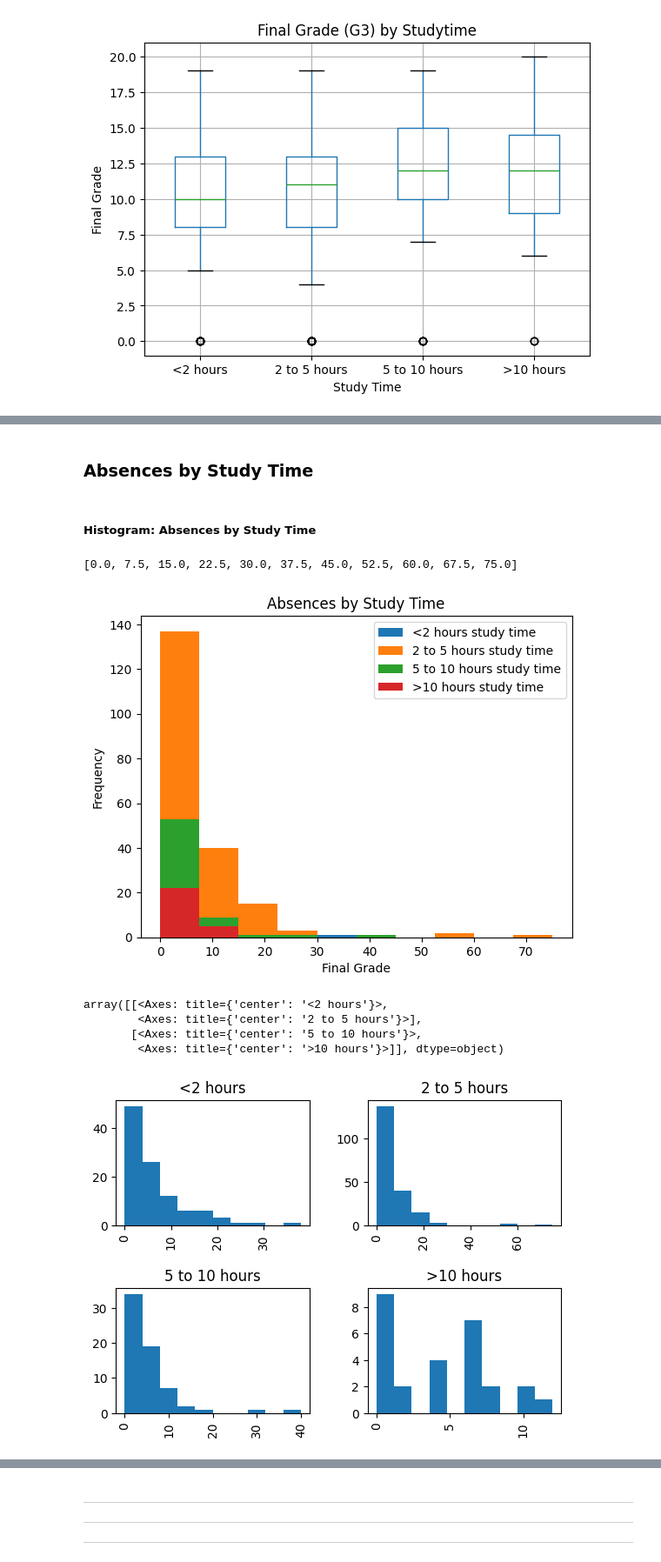
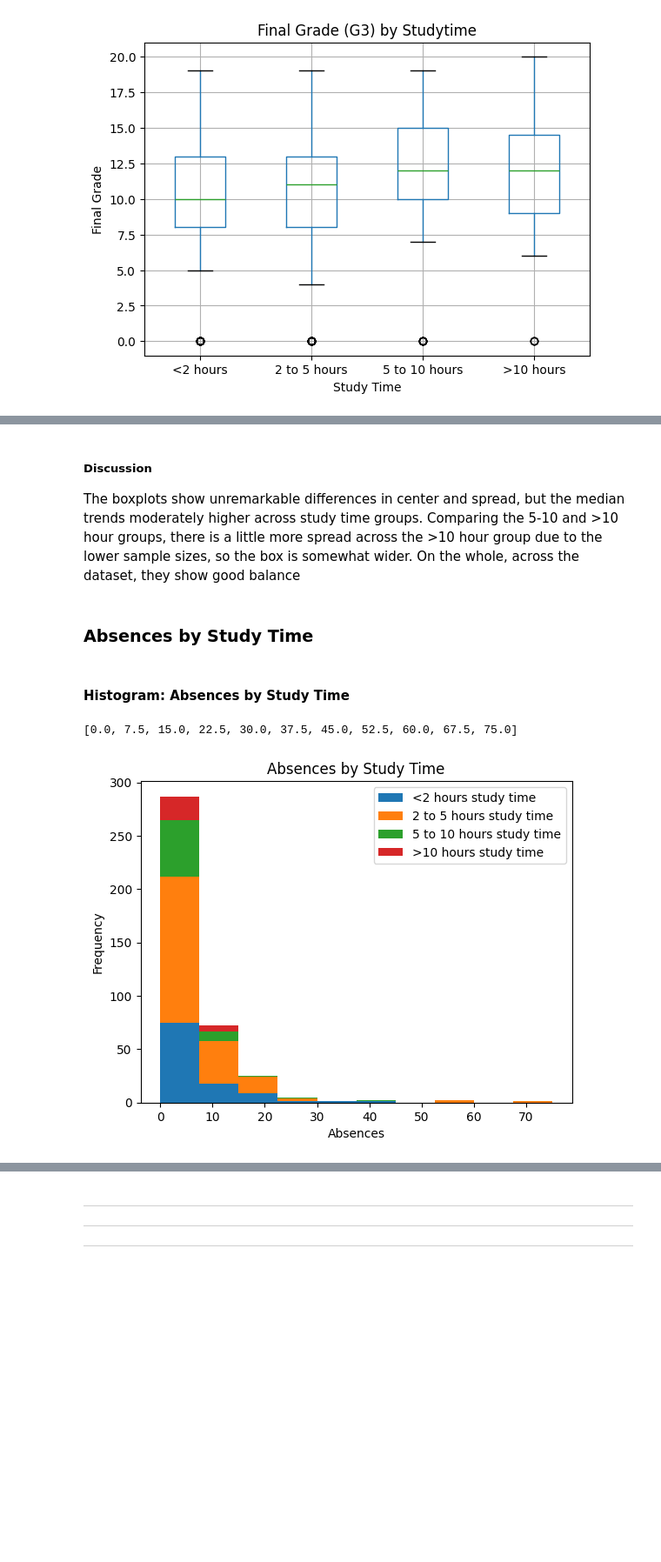
Before and after one commit to pressleydavid/hw4, a Jupyter notebook: HW4.ipynb, the cells around one changed output, grey strips where cells are left out. Shown at 87% size. Cells and saved outputs as stored; diff of their text form; code cells hidden in the pictures; blank space fills up the shorter version.

```diff
--- a/HW4.ipynb
+++ b/HW4.ipynb
@@ -97,9 +50,6 @@ Name: count, dtype: int64
 import pandas as pd
 import matplotlib.pyplot as plt
 
-# Reload the student_data DataFrame to ensure it's in the correct state
-url = "https://www4.stat.ncsu.edu/~online/datasets/StudentData.txt"
-student_data = pd.read_csv(url, delimiter=';')
 
 print(f"Sex DType Before astype: {student_data.sex.dtype}")
 student_data["sex"] = student_data["sex"].astype("category")
@@ -117,11 +67,9 @@ print(f"School categories before rename: {student_data.school.cat.categories}")
 student_data["school"] = student_data["school"].cat.rename_categories({"GP":"Gabriel Pereira", "MS":"Mousinho da Silveira"})
 print(f"School categories after rename: {student_data.school.cat.categories}")
 
-# Correcting the crosstab creation by removing the 'margin' argument
-# Use the student_data DataFrame directly, which now has correctly typed and renamed columns.
 stacked_school_table = pd.crosstab(student_data.school, student_data.sex, rownames=["School"], colnames=["Sex"])
 
-display(stacked_school_table)
+# display(stacked_school_table)
 
 #get rows for Female
 stacked_school_table.loc[:, "Female"]
@@ -318,52 +260,48 @@ plt.show()
+# %% [markdown]
+##### Discussion
+The boxplots show unremarkable differences in center and spread, but the median trends moderately higher across study time groups. Comparing the 5-10 and >10 hour groups, there is a little more spread across the >10 hour group due to the lower sample sizes, so the box is somewhat wider. On the whole, across the dataset, they show good balance
 # %% [markdown]
 ### Absences by Study Time
 # %% [markdown]
-##### Histogram: Absences by Study Time
+#### Histogram: Absences by Study Time
 # %%
 # Bins
 bin_ends = 10
 bins = [i*max(sub_student_data.absences)/bin_ends for i in range(0, bin_ends + 1)]
 print(bins)
 
 # Subset absences where studytime is "<2 hours" (originally value 1)
 ab_studytime1 = sub_student_data.loc[sub_student_data["studytime"] == "<2 hours", "absences"]
 
 # Calculate and print the statistical range
 # range_1 = ab_studytime1.max() - ab_studytime1.min()
 # print(f"Statistical Range for <2 hours study time: {range_1}")
 
 # Subset absences where studytime is "2 to 5 hours" (originally value 2)
 ab_studytime2 = sub_student_data.loc[sub_student_data["studytime"] == "2 to 5 hours", "absences"]
 # g3_studytime2
 
 # Subset absences where studytime is "5 to 10 hours" (originally value 3)
 ab_studytime3 = sub_student_data.loc[sub_student_data["studytime"] == "5 to 10 hours", "absences"]
 # g3_studytime3
 
 # Subset absences where studytime is ">10 hours" (originally value 4)
 ab_studytime4 = sub_student_data.loc[sub_student_data["studytime"] == ">10 hours", "absences"]
 # g3_studytime4
 
 # Histogram
 # sub_student_data.plot.hist(bins = bins, alpha = 1.0, label="Absences", title = "Absences by Study Time")
-
-ab_studytime1.plot.hist(bins = bins, alpha = 1.0, label="<2 hours study time")
-ab_studytime2.plot.hist(bins = bins, alpha = 1.0, label="2 to 5 hours study time",title = "Final grades for students who studied 2 to 5 hours")
-ab_studytime3.plot.hist(bins = bins, alpha = 1.0, label="5 to 10 hours study time",title = "Final grades for students who studied 5 to 10 hours")
-ab_studytime4.plot.hist(bins = bins, alpha = 1.0, label=">10 hours study time")
-
+plt.hist(
+    [ab_studytime1, ab_studytime2, ab_studytime3, ab_studytime4],
+    bins=bins,
+    stacked=True,
+    label=["<2 hours study time", "2 to 5 hours study time", "5 to 10 hours study time", ">10 hours study time"]
+)
 plt.legend()
-plt.xlabel("Final Grade")
 plt.title("Absences by Study Time")
+plt.xlabel("Absences")
+plt.ylabel("Frequency")
 plt.show()
-
-#side-by-side
-sub_student_data.hist(column = "absences", by = "studytime")
 # %% [output]
 [0.0, 7.5, 15.0, 22.5, 30.0, 37.5, 45.0, 52.5, 60.0, 67.5, 75.0]
-[figure, old version]
+[figure, new version]
-array([[<Axes: title={'center': '<2 hours'}>,
-        <Axes: title={'center': '2 to 5 hours'}>],
-       [<Axes: title={'center': '5 to 10 hours'}>,
-        <Axes: title={'center': '>10 hours'}>]], dtype=object)
-[figure, removed]
```
Also changed, not shown: parts of 38 cells of this notebook.
